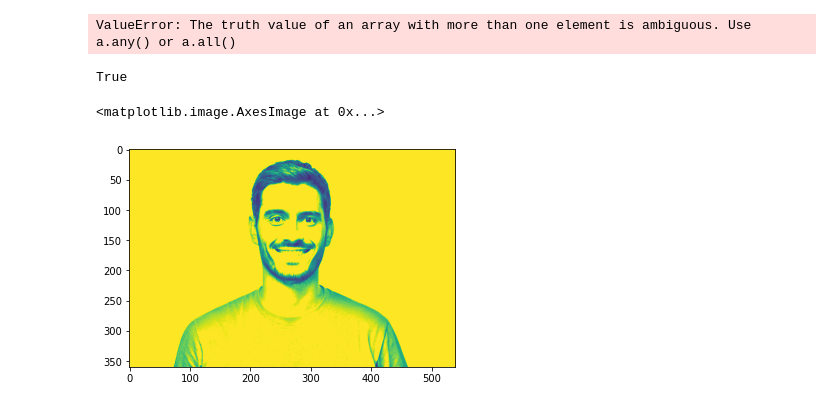
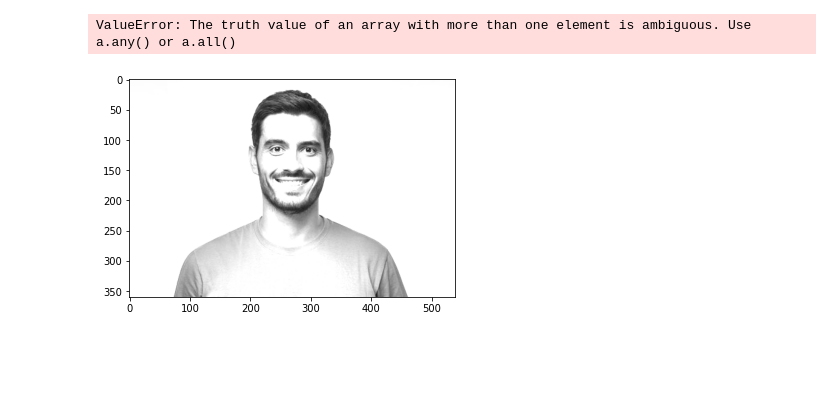
Before and after one commit to Parth442002/pysketch, a Jupyter notebook: Prototype.ipynb, the cells around one changed output. Cells and saved outputs as stored; diff of their text form; code cells hidden in the pictures; blank space fills up the shorter version.

Commit message:
Added Sketch.py

```diff
--- a/Prototype.ipynb
+++ b/Prototype.ipynb
@@ -62,7 +62,3 @@ sketch_img=cv2.divide(grey_img,invblur_img, scale=256.0)
 plt.show(sketch_img)
 # %% [output]
 ValueError: The truth value of an array with more than one element is ambiguous. Use a.any() or a.all()
-# %%
-cv2.imwrite('./sketches/sketch.png', sketch_img)
-# %% [output]
-True
@@ -89,32 +65,34 @@ def sketch(img_path):
-# %%
-sketch('data/image1.jpeg')
-# %% [output]
-<matplotlib.image.AxesImage at 0x...>
-[figure, removed]
 # %%
-def img2sketch(photo):
+def img2sketch(photo, k_size):
     #Read Image
     img=cv2.imread(photo)
 
     # Convert to Grey Image
     grey_img=cv2.cvtColor(img, cv2.COLOR_BGR2GRAY)
 
     # Invert Image
     invert_img=cv2.bitwise_not(grey_img)
     #invert_img=255-grey_img
 
     # Blur image
-    blur_img=cv2.GaussianBlur(invert_img, (111,111),0)
+    blur_img=cv2.GaussianBlur(invert_img, (k_size,k_size),0)
 
     # Invert Blurred Image
     invblur_img=cv2.bitwise_not(blur_img)
     #invblur_img=255-blur_img
 
     # Sketch Image
     sketch_img=cv2.divide(grey_img,invblur_img, scale=256.0)
 
     # Save Sketch
-    cv2.imwrite('./sketchessketch.png', sketch_img)
+    #cv2.imwrite('sketch.png', sketch_img)
+    rgb_sketch_img=cv2.cvtColor(sketch_img,cv2.COLOR_BGR2RGB)
 
     # Display sketch
-    plt.imshow('./sketches/sketch.png',sketch_img)
+    plt.imshow(rgb_sketch_img)
+
+
+#Function call
+img2sketch(photo='./data/image1.jpeg', k_size=333)
+# %% [output]
+[figure, added]
```
Also changed, not shown: parts of 2 cells of this notebook, 2 other files.
